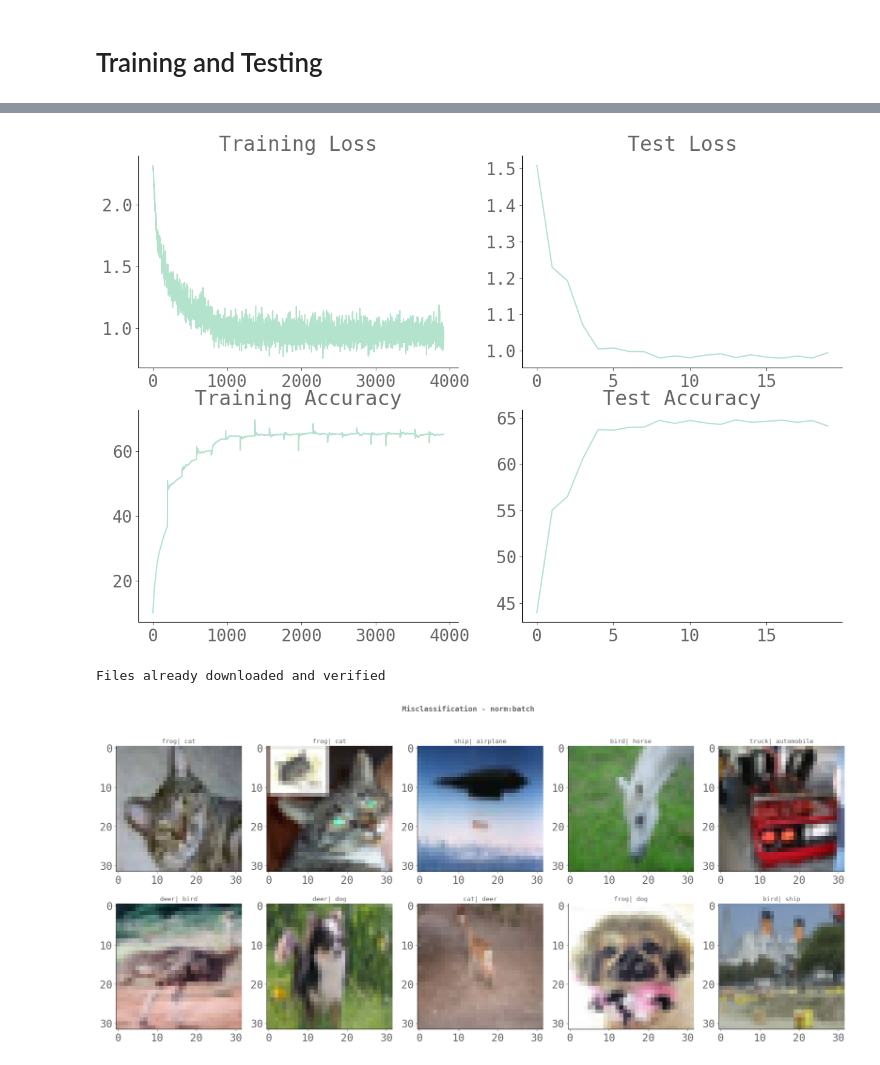
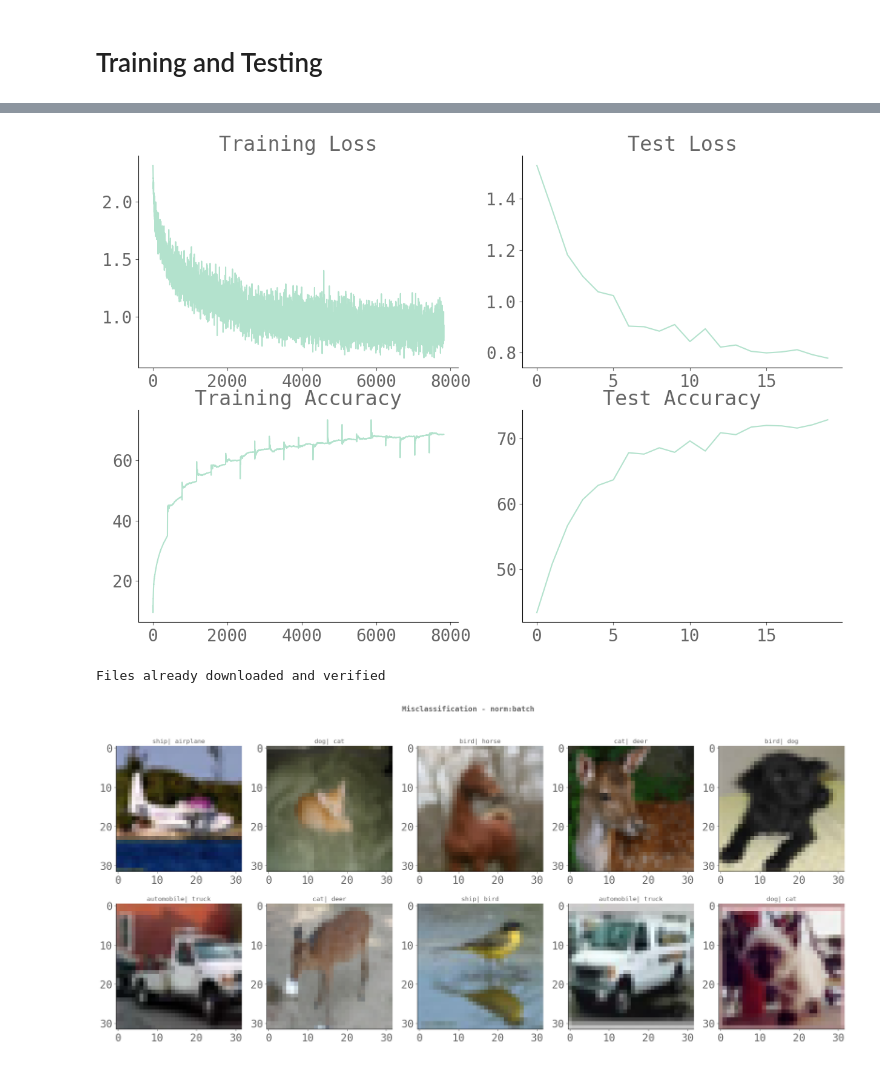
Before and after one commit to venkyyuvy/image_classifier, a Jupyter notebook: S8/batch_normalization.ipynb, the cells around one changed output, grey strips where cells are left out. Drawn from its saved outputs; the diff is of its cells as text; code cells hidden in the pictures.

```diff
--- a/S8/batch_normalization.ipynb
+++ b/S8/batch_normalization.ipynb
@@ -13,7 +11,9 @@ We first start with defining our data transformations. We need to think what our
 # %%
 # Train Phase transformations
 train_transforms = transforms.Compose([
-    transforms.RandomRotation((-30.0, 30.0), fill=([1, 1, 1,])),
+    transforms.RandomRotation(30.0, fill=([255, 255, 255,])),
+    transforms.RandomHorizontalFlip(0.3),
+    transforms.RandomCrop(32, padding=4, padding_mode='reflect'),
     transforms.ToTensor(),
     transforms.Normalize(
     (0.4914, 0.4822, 0.4465),
@@ -35,14 +35,20 @@ test_transforms = transforms.Compose([
 train_data = datasets.CIFAR10('./data', train=True, download=True, transform=train_transforms)
 test_data = datasets.CIFAR10('./data', train=False, download=True, transform=test_transforms)
 
-batch_size=256
+batch_size=128
 kwargs = {
     'batch_size': batch_size,
     'shuffle': True,
-    'num_workers': 2,
+    'num_workers': 4,
     'pin_memory': True}
 
 train_loader = torch.utils.data.DataLoader(train_data, **kwargs)
+
+kwargs = {
+    'batch_size': 1028,
+    'shuffle': False,
+    'num_workers': 4,
+    'pin_memory': True}
 test_loader = torch.utils.data.DataLoader(test_data, **kwargs)
 # %% [output]
 Files already downloaded and verified
@@ -102,9 +108,9 @@ from torchsummary import summary
 model = Net(
     list('CCcPCCCcPCCCGc'),
     [64, 32, 16, 16,
-     8, 16, 16, 32, 32,
-     8, 16, 32, 32, 10],
-    norm='batch', dropout_value=0.05).to('cpu')
+     32, 16, 32, 16, 16,
+     32, 16, 32, 32, 10],
+    norm='batch', dropout_value=0.10).to('cpu')
 summary(model, input_size=(3, 32, 32))
 # %% [output]
 ----------------------------------------------------------------
@@ -131,8 +137,8 @@ from torch.optim.lr_scheduler import StepLR
 from model import train, test
 device = 'mps:0'
 model.to(device)
-optimizer = optim.Adam(model.parameters(), lr=0.01)
-scheduler = StepLR(optimizer, step_size=4, gamma=0.05)
+optimizer = optim.SGD(model.parameters(), lr=0.01, momentum=0.95)
+scheduler = StepLR(optimizer, step_size=6, gamma=0.4)
 
 EPOCHS =  20
 for epoch in range(EPOCHS):
@@ -180,7 +186,7 @@ EPOCH: 11
 from model import plot_loss_n_acc
 plot_loss_n_acc()
 # %% [output]
-[figure, old version]
+[figure, new version]
 # %%
 import pandas as pd
 results_df = []
@@ -198,21 +204,21 @@ df = pd.concat(results_df).reset_index(drop=True)
 # %%
 import matplotlib.pyplot as plt
 nrows = 2
 ncols = 5
 fig, axes = plt.subplots(nrows, ncols, figsize=(25, 10), )
 norm='batch'
 fig.suptitle(f"Misclassification - norm:{norm}", weight='bold', size=14)
 samples = df.query("prediction != target").sample(10)
 axes = axes.ravel()
 
 plot_test_data = datasets.CIFAR10('./data', train=False, download=True,)
 class_labels = ['airplane', 'automobile', 'bird', 'cat', 'deer',
                 'dog', 'frog', 'horse', 'ship', 'truck']
 
 for (ix, row), ax in zip(samples.iterrows(), axes):
     img = plot_test_data[ix][0]
-    ax.imshow(img, interpolation='nearest')
+    ax.imshow(img)
     ax.set_title(f'{class_labels[row.prediction]}| {class_labels[row.target]}', fontsize=12)
 # %% [output]
 Files already downloaded and verified
-[figure, old version]
+[figure, new version]
```
Also changed, not shown: parts of 4 cells of this notebook.
